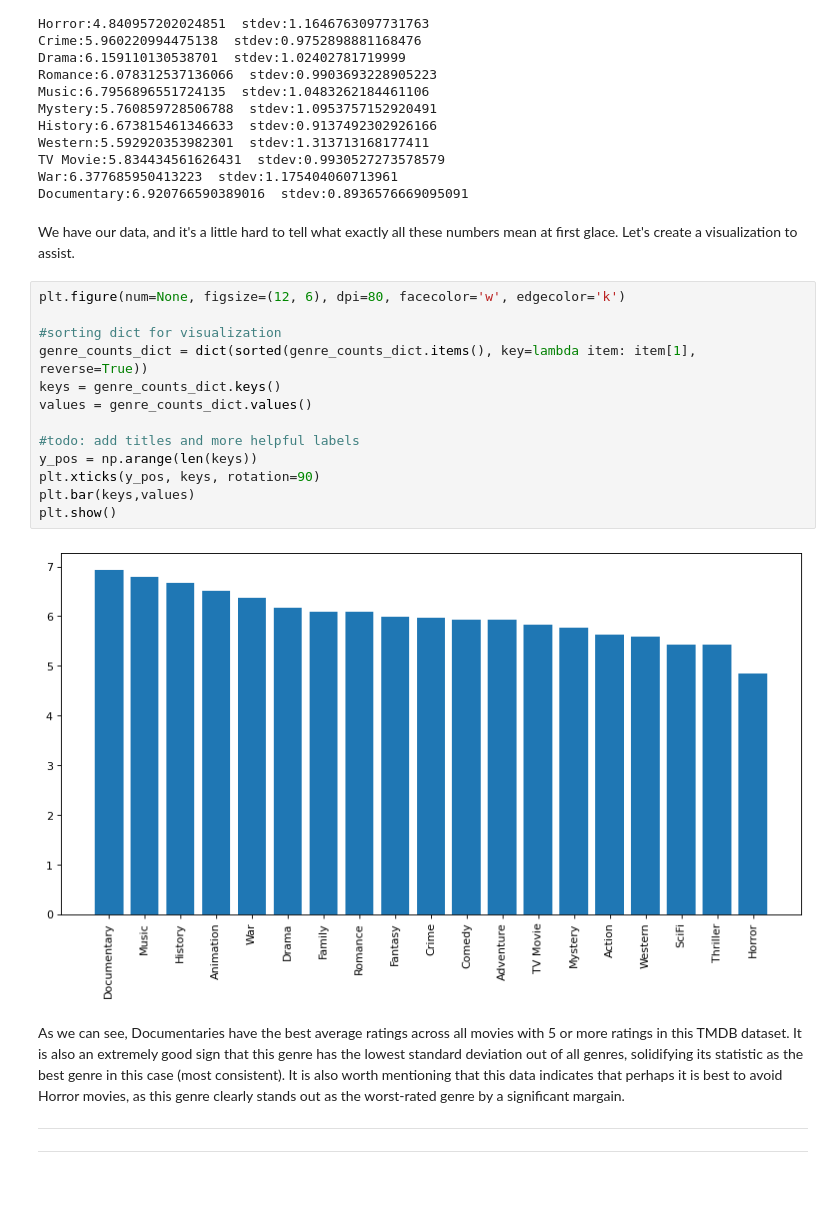
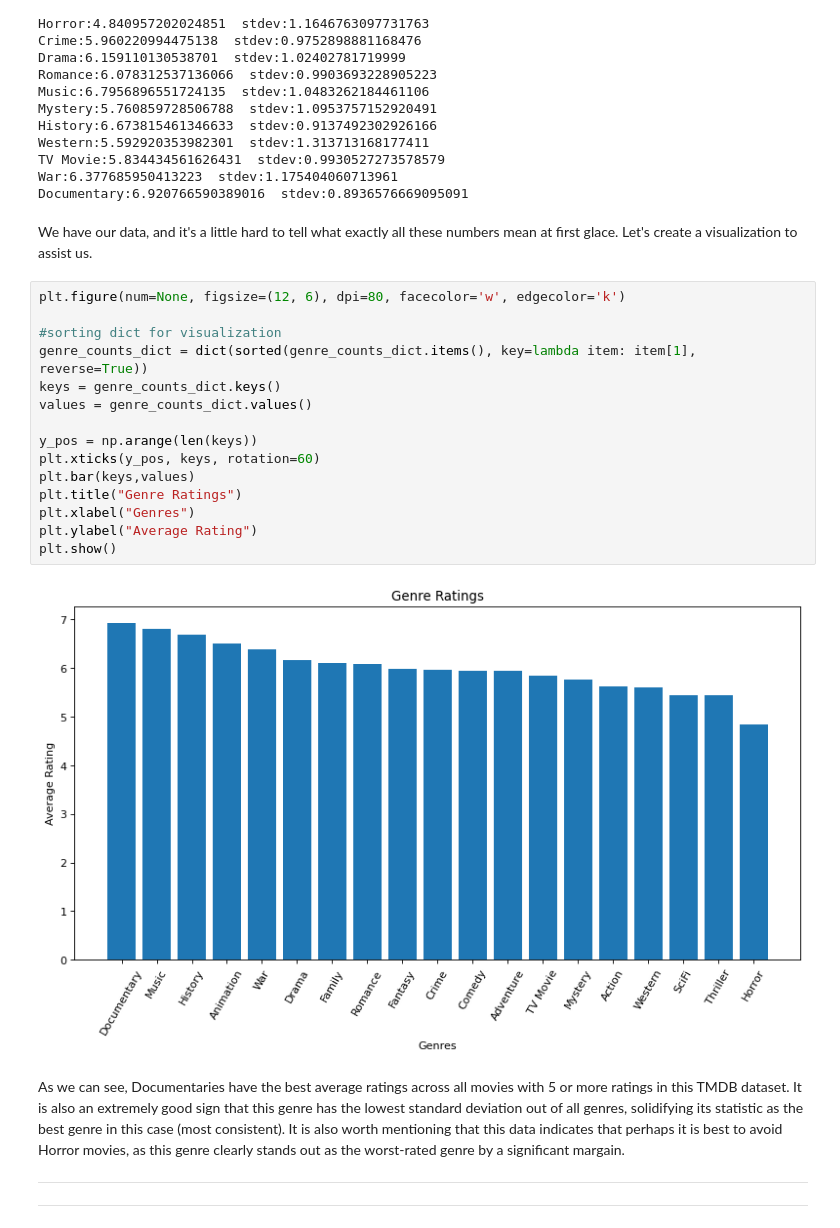
Before and after one commit to ewehmueller/movie-analysis, a Jupyter notebook: movie-analysis.ipynb, the cells around one changed output. Saved outputs shown, nothing was run; the diff lists cells and outputs as text; blank space fills up the shorter version.

```diff
--- a/movie-analysis.ipynb
+++ b/movie-analysis.ipynb
@@ -278,22 +279,24 @@ TV Movie:5.834434561626431  stdev:0.9930527273578579
 War:6.377685950413223  stdev:1.175404060713961
 Documentary:6.920766590389016  stdev:0.8936576669095091
 # %% [markdown]
-We have our data, and it's a little hard to tell what exactly all these numbers mean at first glace. Let's create a visualization to assist.
+We have our data, and it's a little hard to tell what exactly all these numbers mean at first glace. Let's create a visualization to assist us.
 # %%
 plt.figure(num=None, figsize=(12, 6), dpi=80, facecolor='w', edgecolor='k')
 
 #sorting dict for visualization
 genre_counts_dict = dict(sorted(genre_counts_dict.items(), key=lambda item: item[1], reverse=True))
 keys = genre_counts_dict.keys()
 values = genre_counts_dict.values()
 
-#todo: add titles and more helpful labels
 y_pos = np.arange(len(keys))
-plt.xticks(y_pos, keys, rotation=90)
+plt.xticks(y_pos, keys, rotation=60)
 plt.bar(keys,values)
+plt.title("Genre Ratings")
+plt.xlabel("Genres")
+plt.ylabel("Average Rating")
 plt.show()
 # %% [output]
-[figure, old version]
+[figure, new version]
 # %% [markdown]
 As we can see, Documentaries have the best average ratings across all movies with 5 or more ratings in this TMDB dataset.  It is also an extremely good sign that this genre has the lowest standard deviation out of all genres, solidifying its statistic as the best genre in this case (most consistent).  It is also worth mentioning that this data indicates that perhaps it is best to avoid Horror movies, as this genre clearly stands out as the worst-rated genre by a significant margain.
 
```
Also changed, not shown: parts of 5 cells of this notebook.
